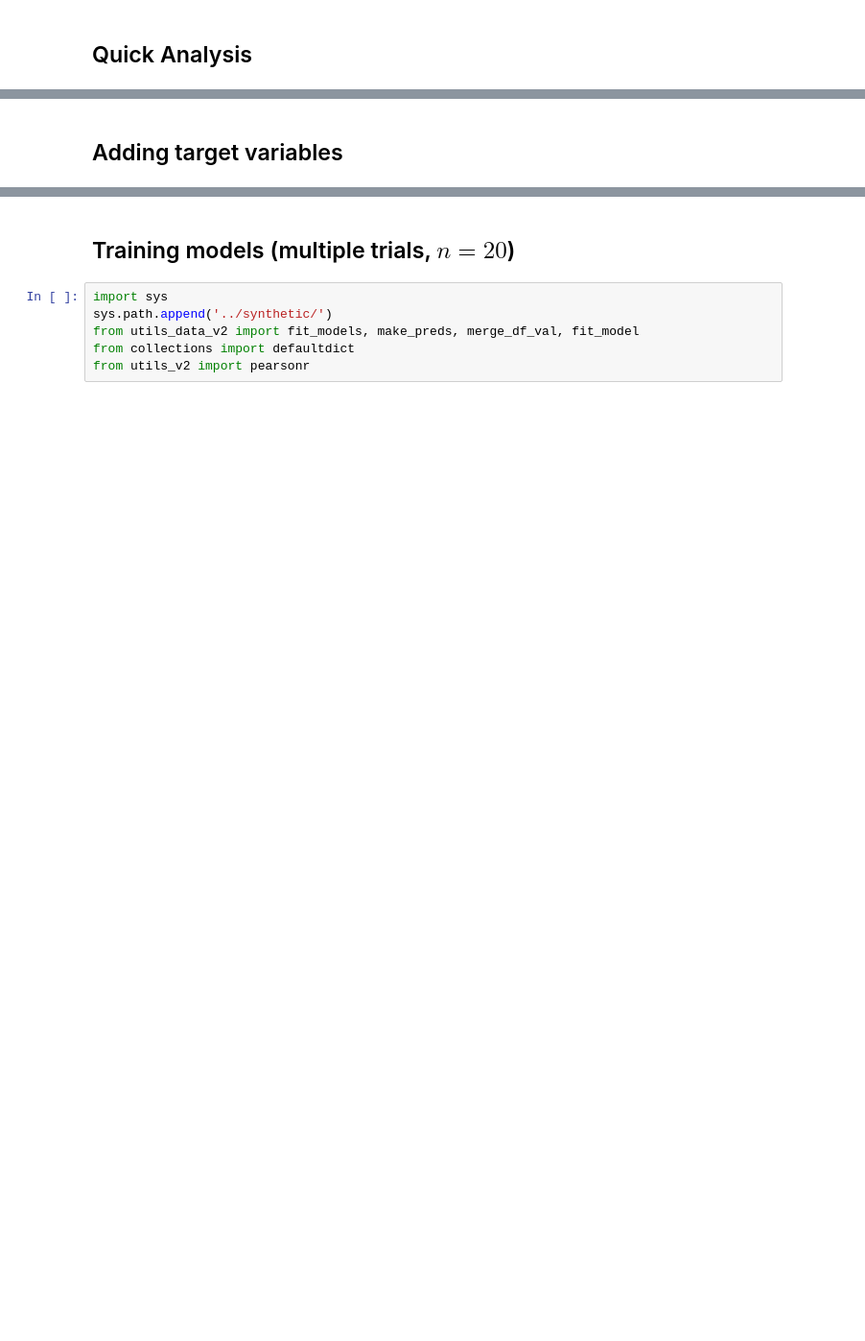
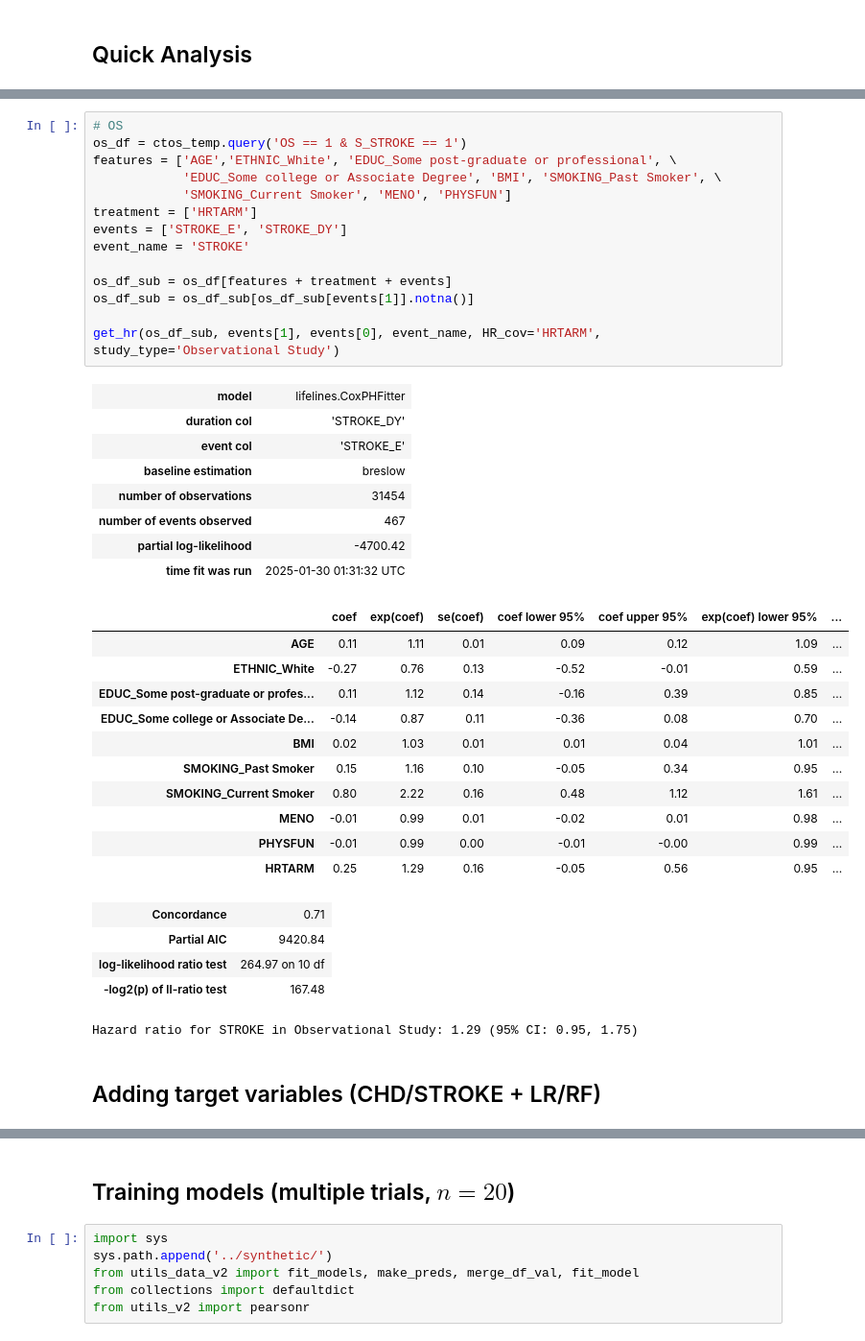
Before and after one commit to zeshanmh/uncovering-biases-os, a Jupyter notebook: whi/benchmarking-experiments.ipynb, the cells around one changed output, grey strips where cells are left out. Shown at 96% size. Drawn from its saved outputs; the diff is of its cells as text; blank space fills up the shorter version.

```diff
--- a/whi/benchmarking-experiments.ipynb
+++ b/whi/benchmarking-experiments.ipynb
@@ -535,5 +559,44 @@ Hazard ratio for CHD in Observational Study: 0.85 (95% CI: 0.72, 1.01)
+# %%
+# OS
+os_df = ctos_temp.query('OS == 1 & S_STROKE == 1')
+features = ['AGE','ETHNIC_White', 'EDUC_Some post-graduate or professional', \
+            'EDUC_Some college or Associate Degree', 'BMI', 'SMOKING_Past Smoker', \
+            'SMOKING_Current Smoker', 'MENO', 'PHYSFUN']
+treatment = ['HRTARM']
+events = ['STROKE_E', 'STROKE_DY']
+event_name = 'STROKE'
+
+os_df_sub = os_df[features + treatment + events]
+os_df_sub = os_df_sub[os_df_sub[events[1]].notna()]
+
+get_hr(os_df_sub, events[1], events[0], event_name, HR_cov='HRTARM', study_type='Observational Study')
+# %% [output]
+| model | lifelines.CoxPHFitter |
+| duration col | 'STROKE_DY' |
+| event col | 'STROKE_E' |
+| baseline estimation | breslow |
+| number of observations | 31454 |
+| number of events observed | 467 |
+| partial log-likelihood | -4700.42 |
+| time fit was run | 2025-01-30 01:31:32 UTC |
+|  | coef | exp(coef) | se(coef) | coef lower 95% | coef upper 95% | exp(coef) lower 95% | ... |
+| AGE | 0.11 | 1.11 | 0.01 | 0.09 | 0.12 | 1.09 | ... |
+| ETHNIC_White | -0.27 | 0.76 | 0.13 | -0.52 | -0.01 | 0.59 | ... |
+| EDUC_Some post-graduate or profes... | 0.11 | 1.12 | 0.14 | -0.16 | 0.39 | 0.85 | ... |
+| EDUC_Some college or Associate De... | -0.14 | 0.87 | 0.11 | -0.36 | 0.08 | 0.70 | ... |
+| BMI | 0.02 | 1.03 | 0.01 | 0.01 | 0.04 | 1.01 | ... |
+| SMOKING_Past Smoker | 0.15 | 1.16 | 0.10 | -0.05 | 0.34 | 0.95 | ... |
+| SMOKING_Current Smoker | 0.80 | 2.22 | 0.16 | 0.48 | 1.12 | 1.61 | ... |
+| MENO | -0.01 | 0.99 | 0.01 | -0.02 | 0.01 | 0.98 | ... |
+| PHYSFUN | -0.01 | 0.99 | 0.00 | -0.01 | -0.00 | 0.99 | ... |
+| HRTARM | 0.25 | 1.29 | 0.16 | -0.05 | 0.56 | 0.95 | ... |
+| Concordance | 0.71 |
+| Partial AIC | 9420.84 |
+| log-likelihood ratio test | 264.97 on 10 df |
+| -log2(p) of ll-ratio test | 167.48 |
+Hazard ratio for STROKE in Observational Study: 1.29 (95% CI: 0.95, 1.75)
 # %% [markdown]
-## Adding target variables
+## Adding target variables (CHD/STROKE + LR/RF)
 # %%
 # A, Y, R, S, X
 ctos_temp.columns
```
Also changed, not shown: parts of 15 cells of this notebook, 4 other files.
